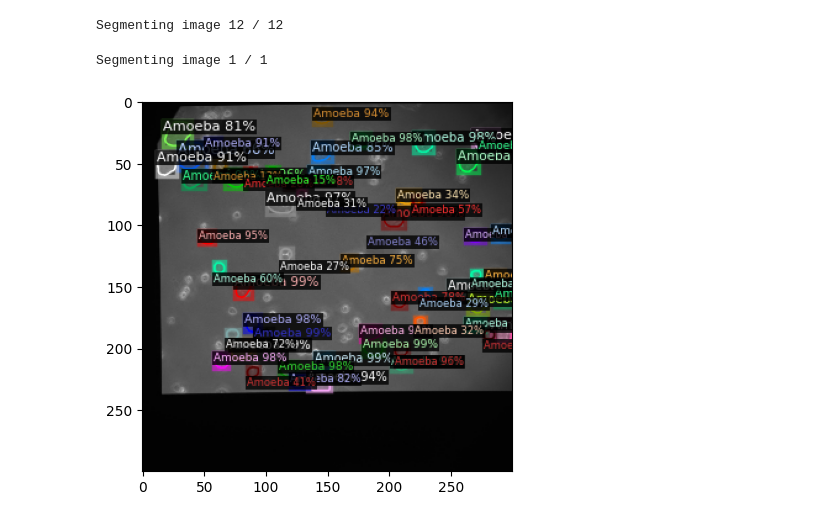
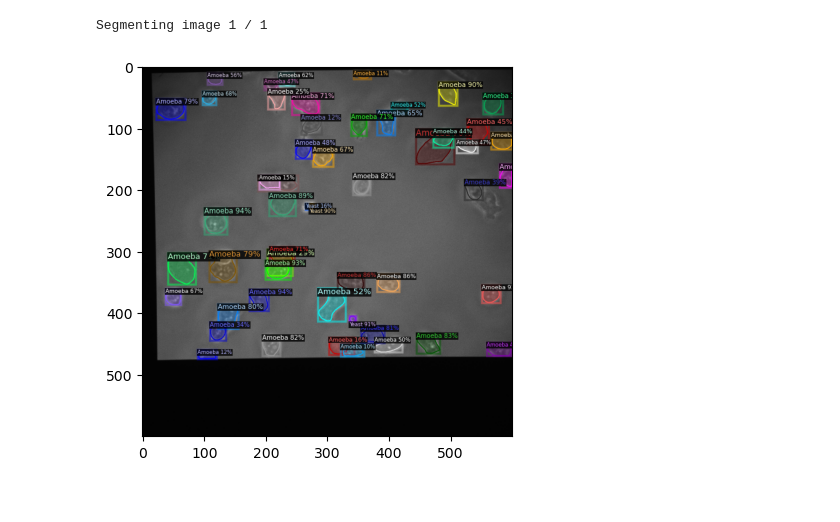
Before and after one commit to 2MY-R/TR-Y4-Project, a Jupyter notebook: Research/Train_1.0.ipynb, the cells around one changed output. Saved outputs shown, nothing was run; the diff lists cells and outputs as text; code cells hidden in the pictures.

Commit message:
trained model and segmentation using PC

```diff
--- a/Research/Train_1.0.ipynb
+++ b/Research/Train_1.0.ipynb
@@ -68,5 +123,5 @@ cfg.MODEL.ROI_HEADS.NUM_CLASSES = 1  # only has one class (ballon). (see https:/
 # %%
-
+cfg.OUTPUT_DIR = r"F:\Work\UNI\ResProj\TR-Y4-Project\Model_v2"
 # Save the configuration to a config.yaml file
 config_yaml_path = cfg.OUTPUT_DIR+"/config.yaml"
 #config_yaml_path = "/content/gdrive/MyDrive/Colab_Notebook_3/Detectron2/Project_Jason_1/config.yaml"
@@ -81,62 +140,26 @@ predictor = DefaultPredictor(cfg)
-# %%
-from PIL import Image
-from pathlib import Path
-
-input_images_directory = r'C:\Users\2MY\Documents\Uni Work\SURE\Seg 2\Test_imgs'
-output_directory = r'C:\Users\2MY\Documents\Uni Work\SURE\Seg 2\Phase_mask'
-
-
-for i, image_filename in enumerate(os.listdir(input_images_directory)):
-    sys.stdout.write(f'\rSegmenting image {i+1} / {len(os.listdir(input_images_directory))}')
-    sys.stdout.flush()
-    image_path = os.path.join(input_images_directory, image_filename)
-    new_im = cv2.imread(image_path)
-
-    outputs = predictor(new_im)  # Format is documented at https://detectron2.readthedocs.io/tutorials/models.html#model-output-format
-
-    # Create a dictionary to store the mask for each class with unique integer labels
-    class_masks = {class_name: torch.zeros_like(outputs["instances"].pred_masks[0], dtype=torch.int16,)
-                   for class_name in train_metadata.get("thing_classes")}
-
-    # Assign a unique integer label to each object in the mask
-    for i, pred_class in enumerate(outputs["instances"].pred_classes):
-        class_name = train_metadata.get("thing_classes")[pred_class]
-        instance_mask = outputs["instances"].pred_masks[i]
-        class_masks[class_name] = torch.where(instance_mask,
-                                      torch.tensor(i + 1, dtype=torch.float32),
-                                      class_masks[class_name].to(dtype=torch.float32))
-        class_masks[class_name] = class_masks[class_name].to(dtype=torch.int16)
-
-
-    for class_name, class_mask in class_masks.items():
-        class_mask_np = class_mask.cpu().numpy()
-        image_name = Path(image_path).stem+'_mask.tif'
-        Image.fromarray(class_mask_np.astype(np.uint16)).save(Path(output_directory) / image_name)
-# %% [output]
-Segmenting image 12 / 12
 # %%
 from detectron2.utils.visualizer import ColorMode
 
 num_images =1
-input_images_directory = r'C:\Users\2MY\Documents\Uni Work\SURE\Seg 2\Test_imgs'
+input_images_directory = r'F:\Work\UNI\ResProj\TR-Y4-Project\Research\PHASE'
 
 for i, image_filename in enumerate(os.listdir(input_images_directory)[:num_images]):
     sys.stdout.write(f'\rSegmenting image {i+1} / {num_images}')
     sys.stdout.flush()
     image_path = os.path.join(input_images_directory, image_filename)
     im = cv2.imread(image_path)
 
     outputs = predictor(im)
 
     v = Visualizer(im[:, :, ::-1],
                    metadata=val_metadata,
                    scale=0.5,
                    instance_mode=ColorMode.IMAGE_BW
     )
 
-    out = v.draw_instance_predictions(outputs["instances"].to("cpu"))
+    out = v.draw_instance_predictions(outputs["instances"].to('cpu'))
     plt.imshow(out.get_image()[:, :, ::-1])
     #plt.savefig('test_seg.png')
 # %% [output]
 Segmenting image 1 / 1
-[figure, old version]
+[figure, new version]
```
Also changed, not shown: parts of 11 cells of this notebook, 2 other files.
